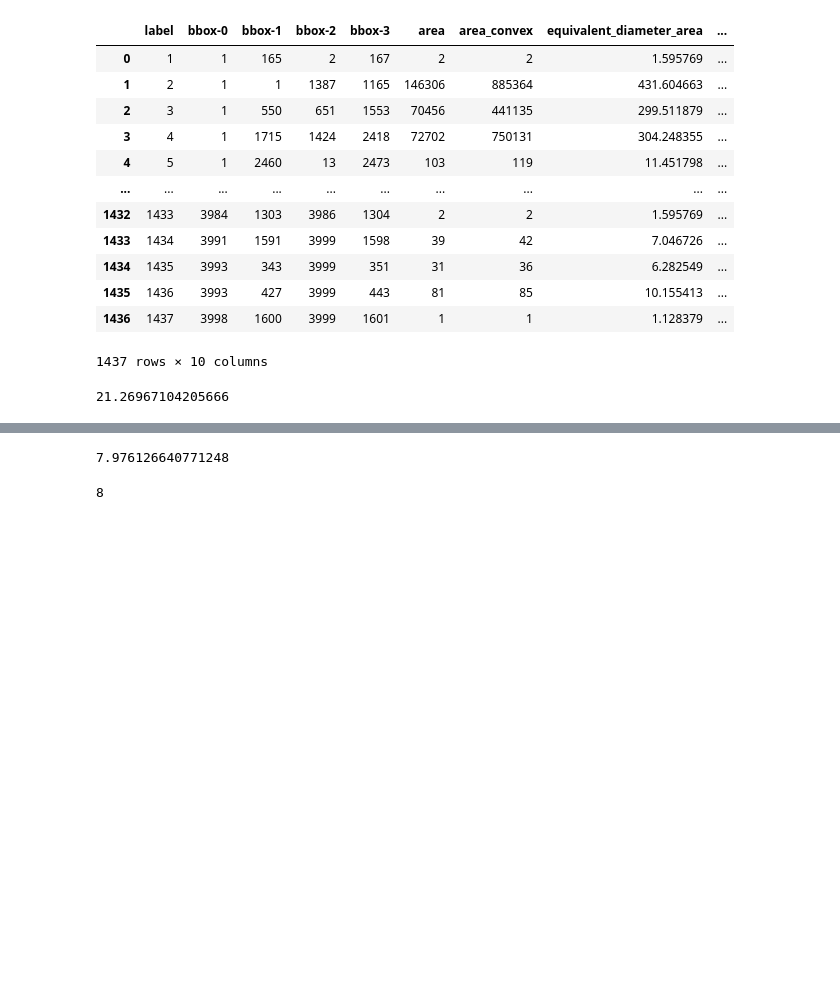
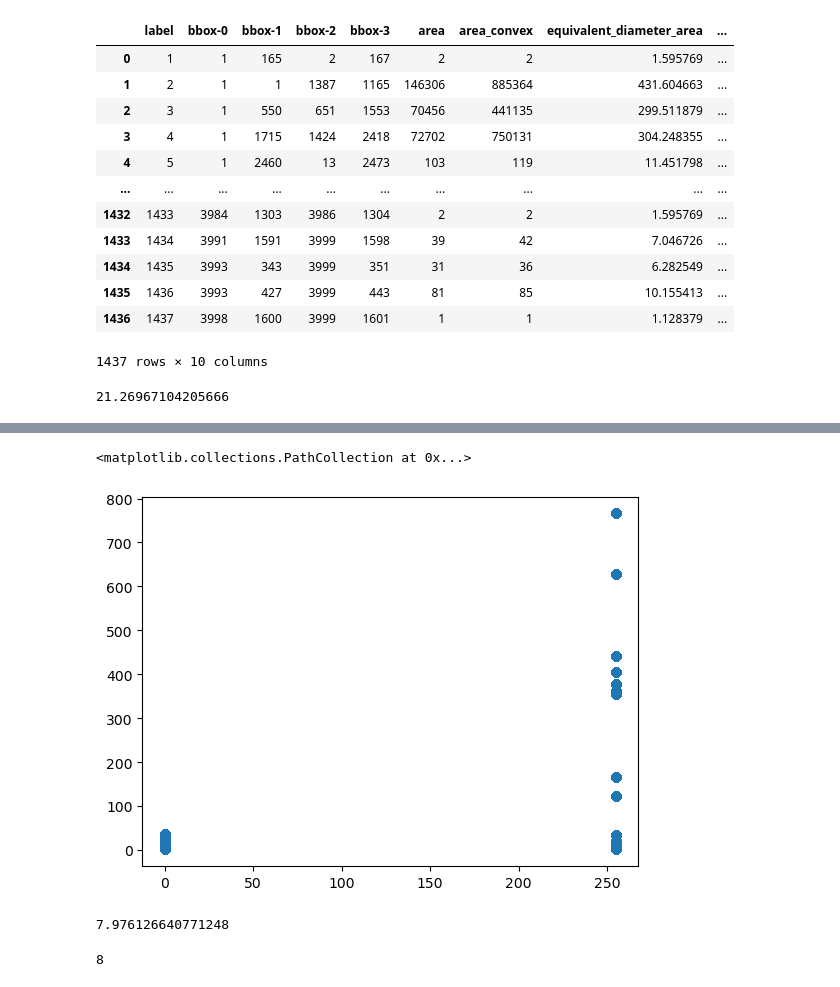
Before and after one commit to potsci/random_projects, a Jupyter notebook: find_eutectic_isles.ipynb, the cells around one changed output, grey strips where cells are left out. Drawn from its saved outputs; the diff is of its cells as text; code cells hidden in the pictures; blank space fills up the shorter version.

```diff
--- a/find_eutectic_isles.ipynb
+++ b/find_eutectic_isles.ipynb
@@ -99,0 +106,26 @@ mean_diameter ## we want to use this to find the appropriate parameter for the d
+# %%
+import numpy as np
+# https://stackoverflow.com/questions/1066758/find-length-of-sequences-of-identical-values-in-a-numpy-array-run-length-encodi
+def rle(inarray):
+        """ run length encoding. Partial credit to R rle function.
+            Multi datatype arrays catered for including non Numpy
+            returns: tuple (runlengths, startpositions, values) """
+        ia = np.asarray(inarray)                # force numpy
+        n = len(ia)
+        if n == 0:
+            return (None, None, None)
+        else:
+            y = ia[1:] != ia[:-1]               # pairwise unequal (string safe)
+            i = np.append(np.where(y), n - 1)   # must include last element posi
+            z = np.diff(np.append(-1, i))       # run lengths
+            p = np.cumsum(np.append(0, z))[:-1] # positions
+            return(z, p, ia[i])
+# %%
+l_width=[]
+l_pos=[]
+l_value=[]
+for i in range(0,len(total_ms==0)):
+    [width,pos,value]=rle(img[1,:])
+    l_width.append(width)
+    l_pos.append(pos)
+    l_value.append(value)
@@ -100,3 +145,8 @@ mean_diameter ## we want to use this to find the appropriate parameter for the d
+# %%
+plt.scatter(l_value,l_width)#,np.reshape(width,(4000,4000)))
+# %% [output]
+<matplotlib.collections.PathCollection at 0x...>
+[figure, added]
 # %%
 dil_iter=(mean_diameter/4)*1.5
 print(dil_iter)
```
Also changed, not shown: parts of 10 cells of this notebook, 11 other files.
